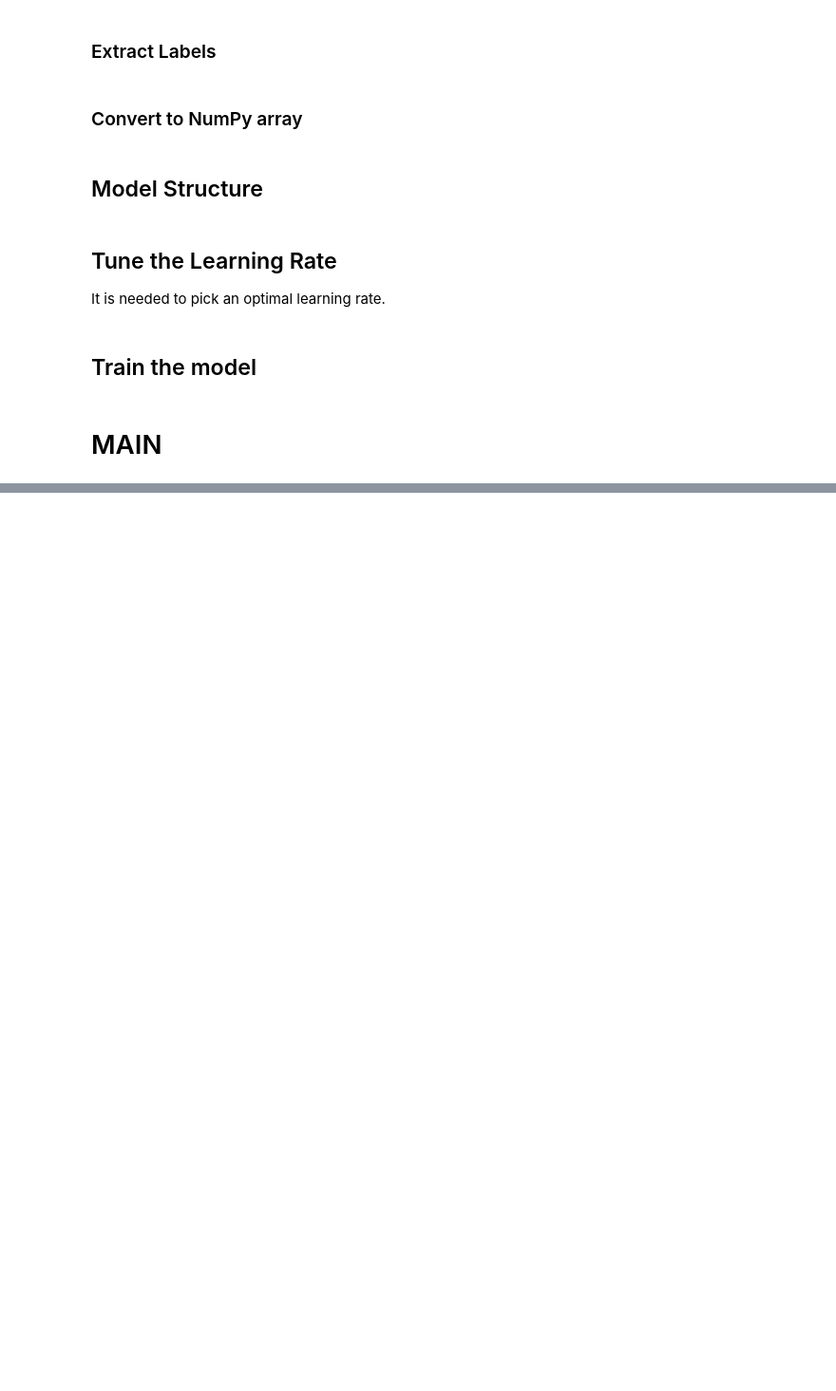
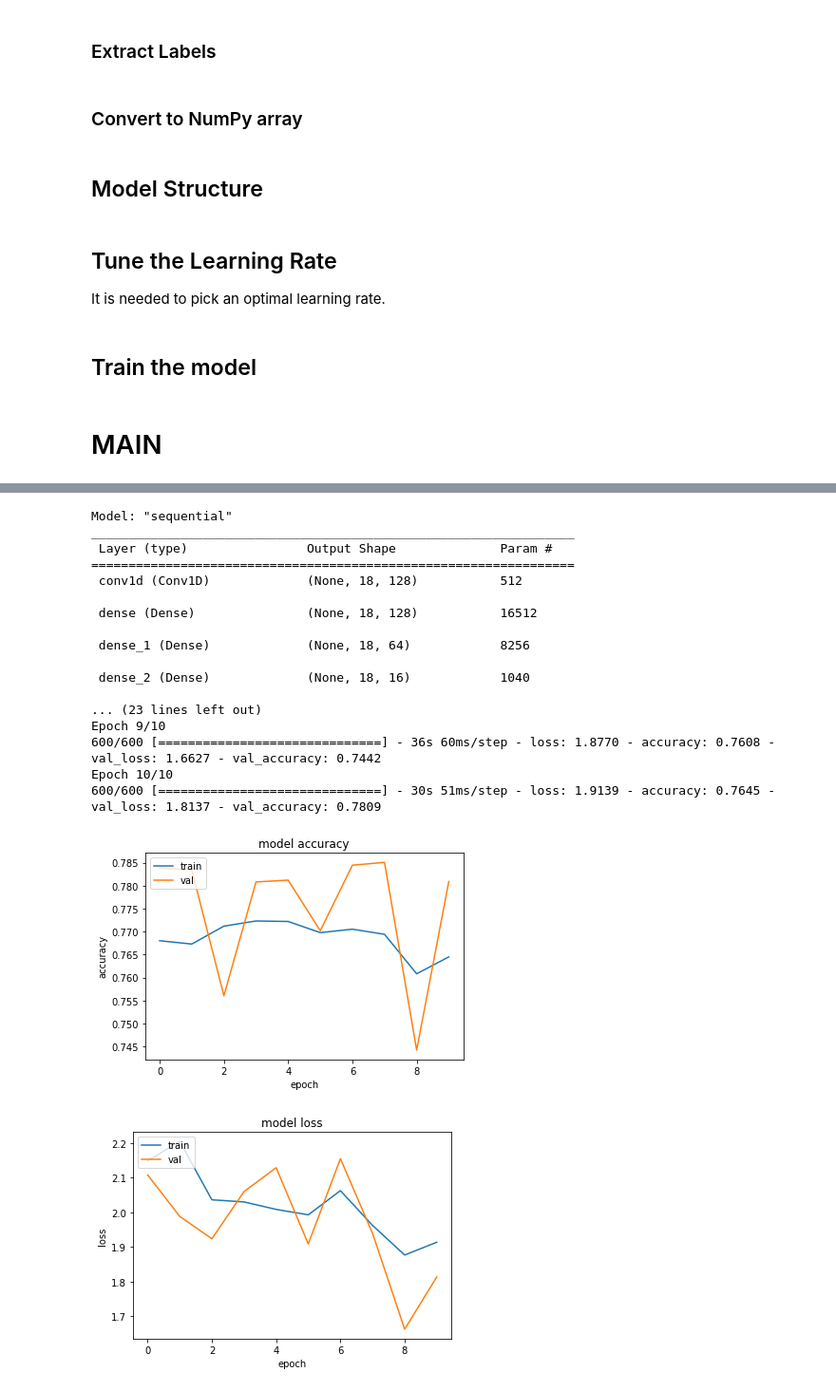
Before and after one commit to FrkAk/Deep_Learning_Workshop, a Jupyter notebook: Workshop/Default_Payment_Prediction.ipynb, the cells around one changed output, grey strips where cells are left out. Shown at 95% size. Saved outputs shown, nothing was run; the diff lists cells and outputs as text; code cells hidden in the pictures; blank space fills up the shorter version.

```diff
--- a/Workshop/Default_Payment_Prediction.ipynb
+++ b/Workshop/Default_Payment_Prediction.ipynb
@@ -235,0 +415,22 @@ non_MAR_features_history, non_MAR_features_result = build_network(names_non_MAR,
+# %%
+non_PAY_AMNT_features_history, non_PAY_AMNT_features_result = build_network(names_non_PAY_AMNT,tune=False)
+# %% [output]
+Model: "sequential"
+_________________________________________________________________
+ Layer (type)                Output Shape              Param #
+=================================================================
+ conv1d (Conv1D)             (None, 18, 128)           512
+
+ dense (Dense)               (None, 18, 128)           16512
+
+ dense_1 (Dense)             (None, 18, 64)            8256
+
+ dense_2 (Dense)             (None, 18, 16)            1040
+
+... (23 lines left out)
+Epoch 9/10
+600/600 [==============================] - 36s 60ms/step - loss: 1.8770 - accuracy: 0.7608 - val_loss: 1.6627 - val_accuracy: 0.7442
+Epoch 10/10
+600/600 [==============================] - 30s 51ms/step - loss: 1.9139 - accuracy: 0.7645 - val_loss: 1.8137 - val_accuracy: 0.7809
+[figure, added]
+[figure, added]
```
Also changed, not shown: parts of 19 cells of this notebook.
